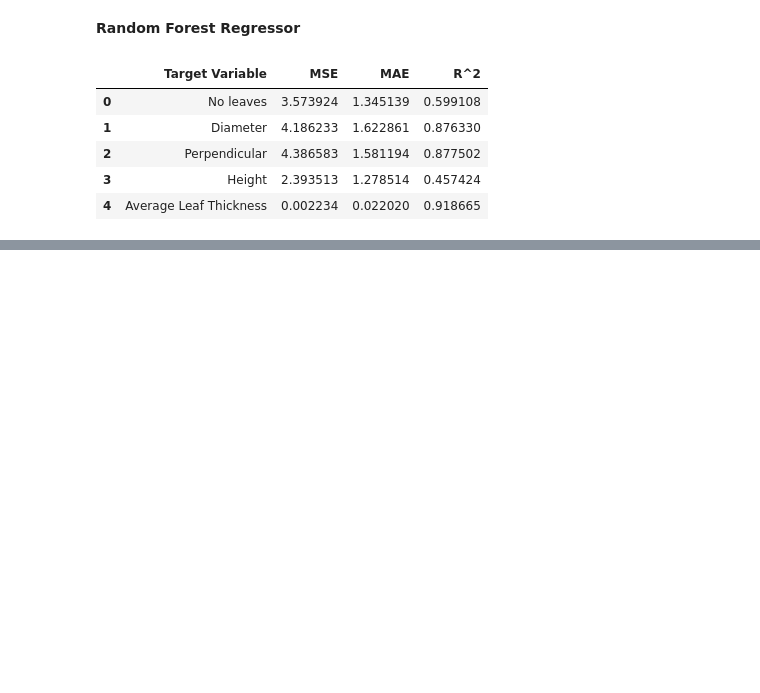
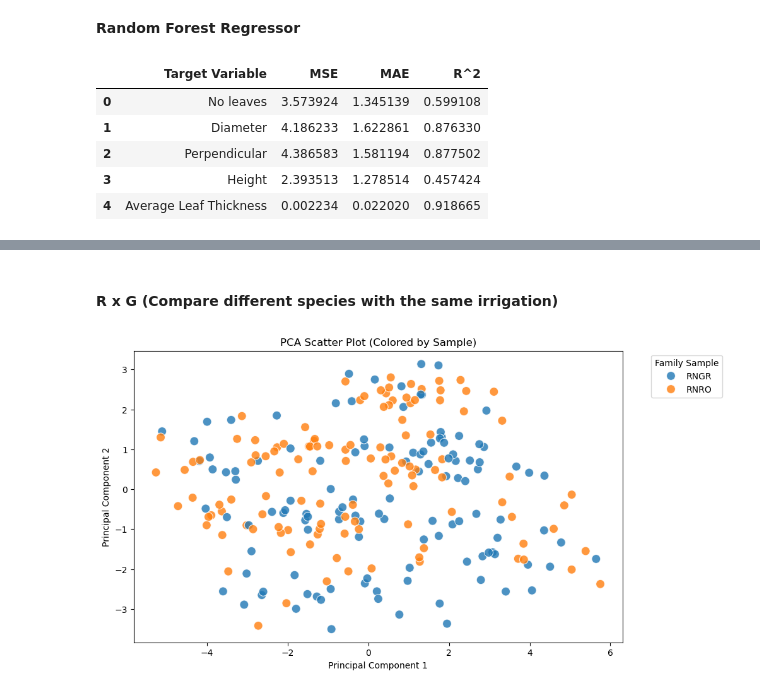
Before and after one commit to rodribro/TimeSeries, a Jupyter notebook: main_notebook.ipynb, the cells around one changed output, grey strips where cells are left out. Drawn from its saved outputs; the diff is of its cells as text; code cells hidden in the pictures; blank space fills up the shorter version.

```diff
--- a/main_notebook.ipynb
+++ b/main_notebook.ipynb
@@ -598,0 +631,2 @@ pd.DataFrame(results_rf)
+# %%
+seventy_five_r = modified_df[modified_df['Sample'].str.startswith('RNR')].copy()
@@ -598,0 +676,11 @@ pd.DataFrame(results_rf)
+# %% [markdown]
+#### <b> R x G (Compare different species with the same irrigation) </b>
+# %%
+r_g_species = pd.merge(seventy_five_g, seventy_five_r, how='outer')
+r_g_species.sort_values(by='Date', inplace=True)
+# Create a new column "Family Sample" by removing the last character of "Sample" for PCA
+r_g_species["Family Sample"] = r_g_species["Sample"].str[:-2]
+# %%
+species_pc_2d, species_loadings_2d = my_pca(r_g_species, n_components=2)
+# %% [output]
+[figure, added]
```
Also changed, not shown: parts of 19 cells of this notebook.
